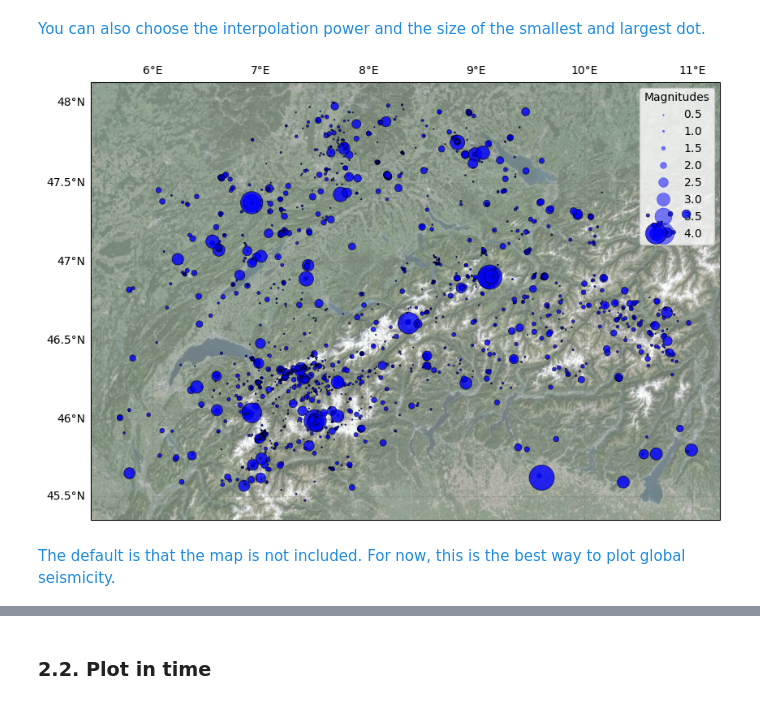
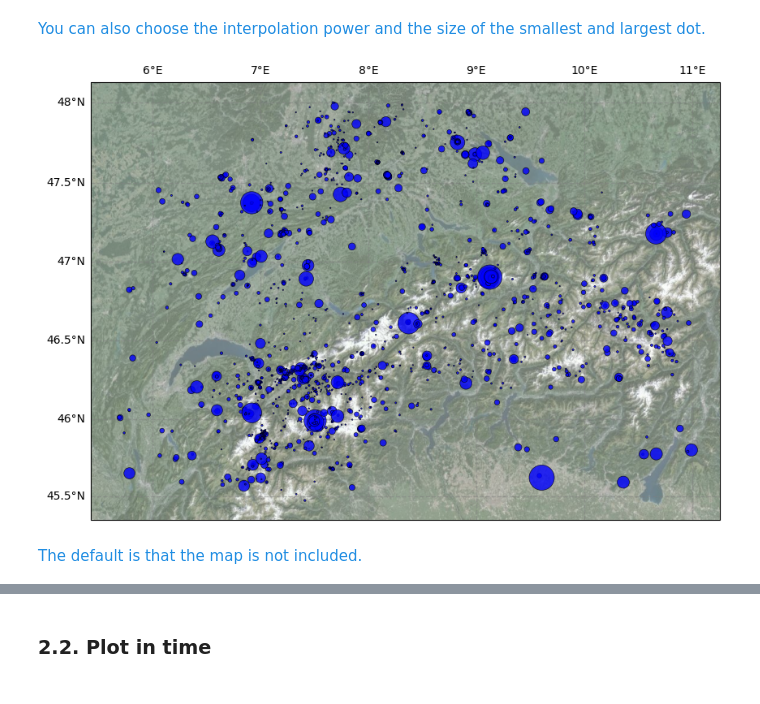
Before and after one commit to swiss-seismological-service/SeismoStats, a Jupyter notebook: manual.ipynb, the cells around one changed output, grey strips where cells are left out. Cells and saved outputs as stored; diff of their text form; code cells hidden in the pictures.

```diff
--- a/manual.ipynb
+++ b/manual.ipynb
@@ -120,12 +122,12 @@ You can also choose the interpolation power and the size of the smallest and lar
 </font>
 # %%
 fig = plt.figure(figsize=(10, 10), linewidth=1)
-ax = plot_in_space(df, resolution='10m', include_map=True, dot_smallest=1, dot_largest=500, dot_interpolation_power=3)
+ax = plot_in_space(df, resolution='10m', include_map=True, dot_smallest=1, dot_largest=500, dot_interpolation_power=3, dot_labels=None)
 # %% [output]
-[figure, old version]
+[figure, new version]
 # %% [markdown]
 <font color=#208de2>
-The default is that the map is not included. For now, this is the best way to plot global seismicity.
+The default is that the map is not included.
 </font>
 # %%
 fig = plt.figure(figsize=(10, 10), linewidth=1)
```
Also changed, not shown: parts of 5 cells of this notebook, 1 other file.
